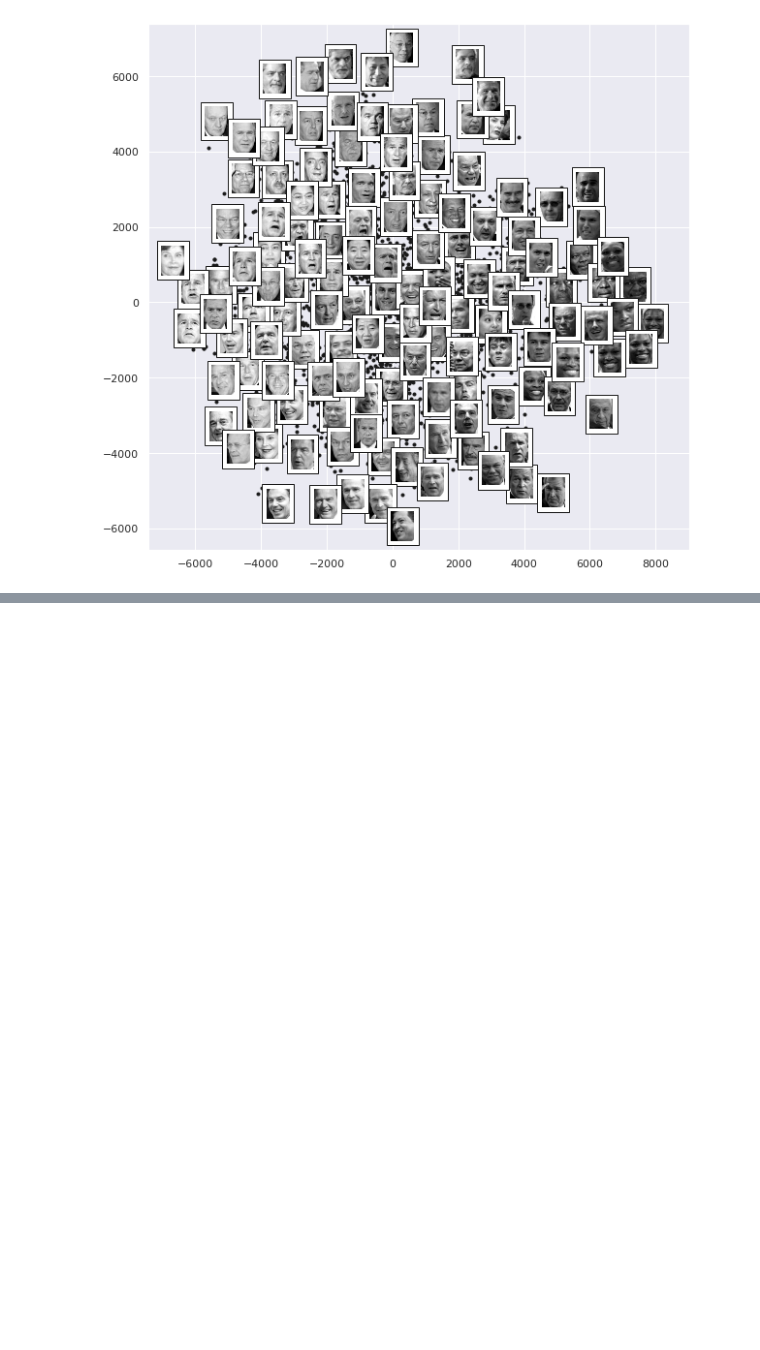
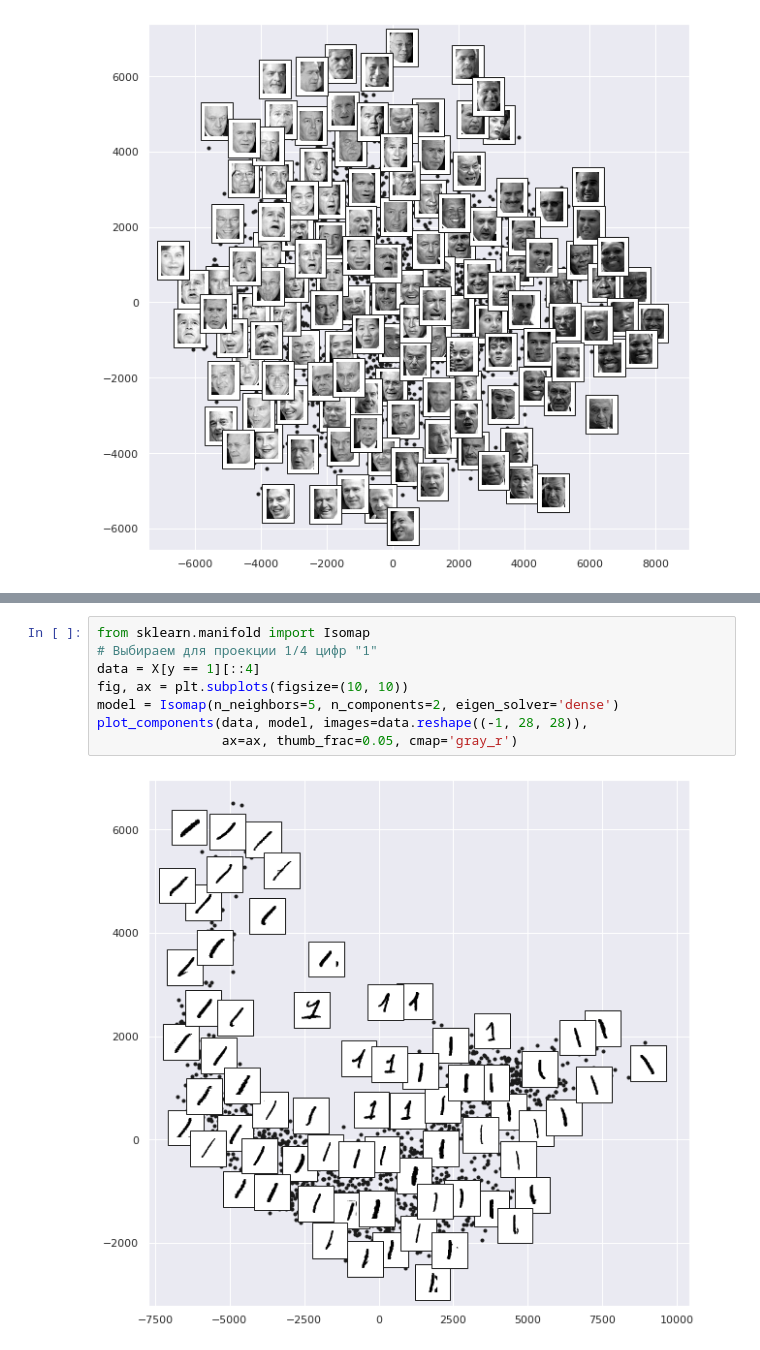
Before and after one commit to adaniky/my_own_reminders, a Jupyter notebook: Python/SkLearn/Manifold Learning.ipynb, the cells around one changed output, grey strips where cells are left out. Cells and saved outputs as stored; diff of their text form; blank space fills up the shorter version.

Commit message:
manifold finished

```diff
--- a/Python/SkLearn/Manifold Learning.ipynb
+++ b/Python/SkLearn/Manifold Learning.ipynb
@@ -235,0 +263,10 @@ plot_components(faces.data,
+# %%
+from sklearn.manifold import Isomap
+# Выбираем для проекции 1/4 цифр "1"
+data = X[y == 1][::4]
+fig, ax = plt.subplots(figsize=(10, 10))
+model = Isomap(n_neighbors=5, n_components=2, eigen_solver='dense')
+plot_components(data, model, images=data.reshape((-1, 28, 28)),
+                ax=ax, thumb_frac=0.05, cmap='gray_r')
+# %% [output]
+[figure, added]
```
Also changed, not shown: parts of 4 cells of this notebook.
